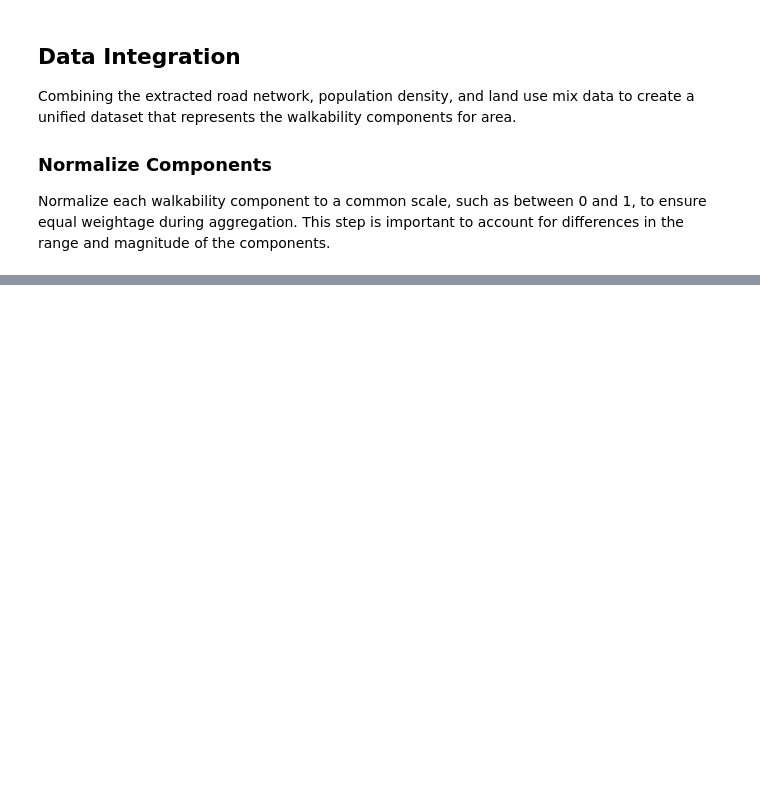
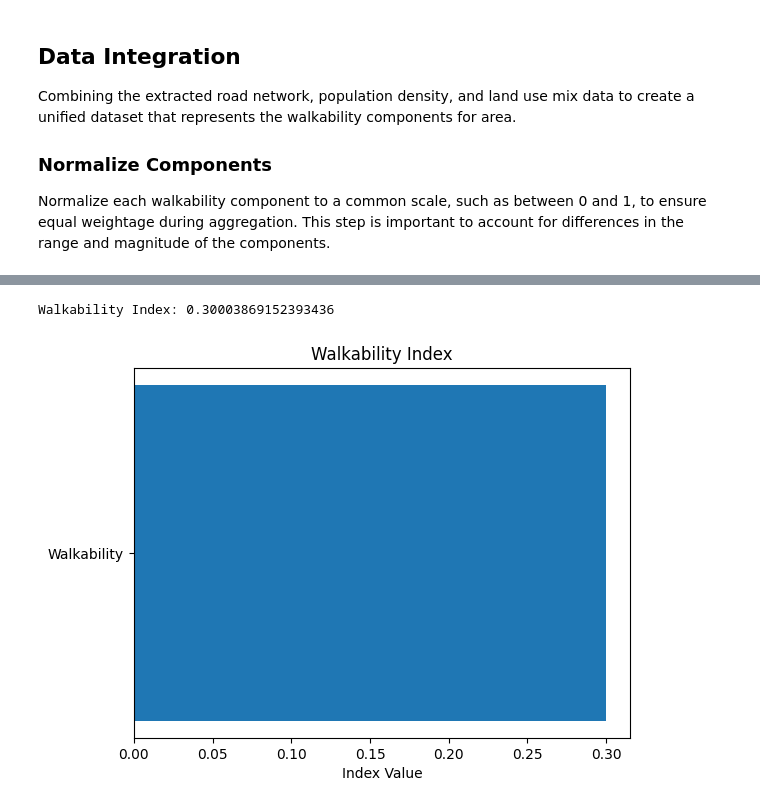
Before and after one commit to frederickohe/SW-Analysis-Accra, a Jupyter notebook: visualized.ipynb, the cells around one changed output, grey strips where cells are left out. Drawn from its saved outputs; the diff is of its cells as text; code cells hidden in the pictures; blank space fills up the shorter version.

```diff
--- a/visualized.ipynb
+++ b/visualized.ipynb
@@ -238,0 +273,33 @@ print(walkability_components)
+# %%
+weight_road = 0.8
+weight_population = 0.3
+weight_land_use = 0.3
+
+road_connectivity_normalized = 0.0
+population_density_normalized = 1.0
+land_use_mix_normalized = 0.00012897174644799507
+
+walkability_index = (
+    road_connectivity_normalized * weight_road +
+    population_density_normalized * weight_population +
+    land_use_mix_normalized * weight_land_use
+)
+
+print("Walkability Index:", walkability_index)
+# %% [output]
+Walkability Index: 0.30003869152393436
+# %%
+# Define the walkability index value
+walkability_index = 0.30003869152393436
+
+# Create a horizontal bar plot
+plt.barh(['Walkability'], [walkability_index])
+
+# Set the plot title and axis labels
+plt.title('Walkability Index')
+plt.xlabel('Index Value')
+
+# Display the plot
+plt.show()
+# %% [output]
+[figure, added]
```
Also changed, not shown: parts of 7 cells of this notebook, 3 other files.
